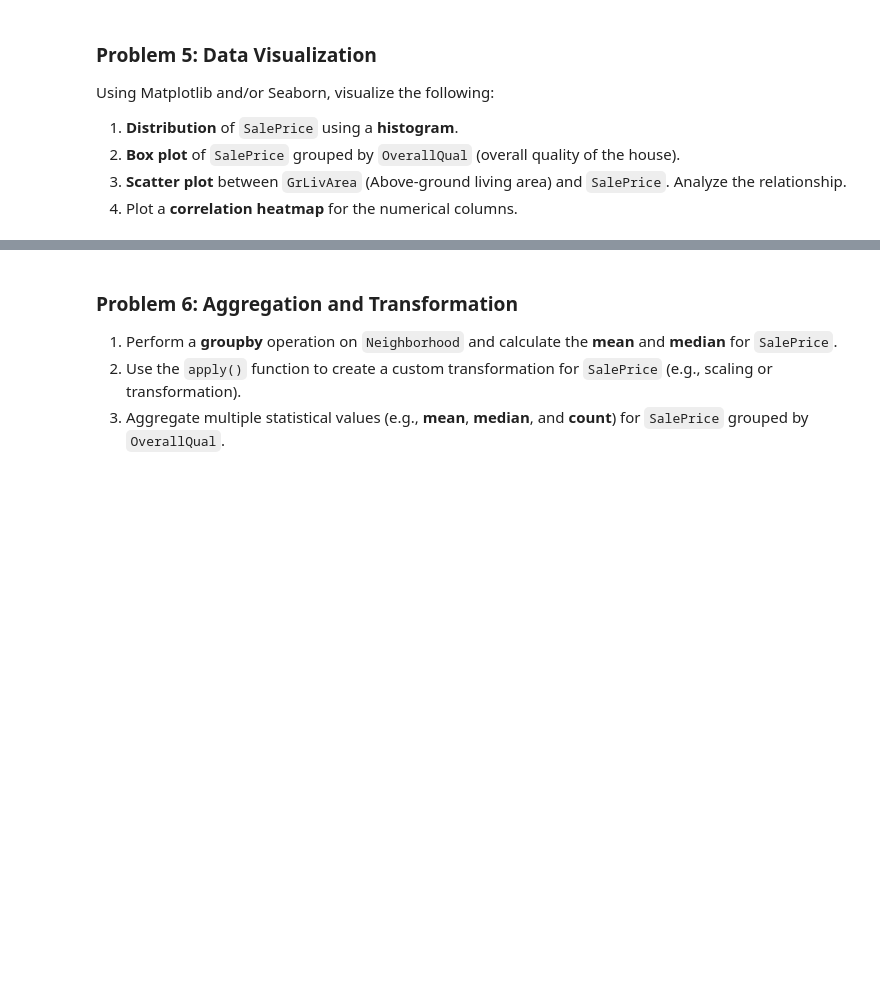
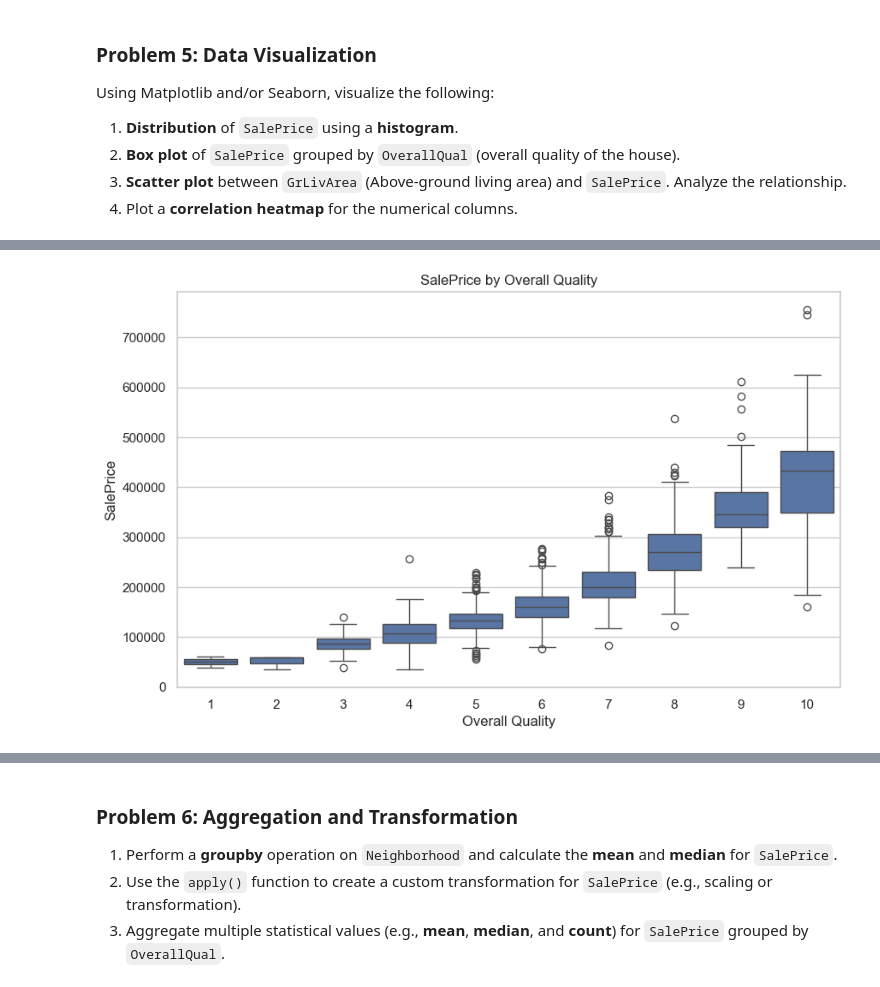
Before and after one commit to prakash587/dsml_practice, a Jupyter notebook: dsml_practice/assignment/assign 7/Assignment-07_Aug15.ipynb, the cells around one changed output, grey strips where cells are left out. Saved outputs shown, nothing was run; the diff lists cells and outputs as text; code cells hidden in the pictures; blank space fills up the shorter version.

```diff
--- a/dsml_practice/assignment/assign 7/Assignment-07_Aug15.ipynb
+++ b/dsml_practice/assignment/assign 7/Assignment-07_Aug15.ipynb
@@ -417,0 +629,9 @@ Using Matplotlib and/or Seaborn, visualize the following:
+# %%
+plt.figure(figsize=(10,6))
+sns.boxplot(x='OverallQual', y='SalePrice', data=house_df)
+plt.title("SalePrice by Overall Quality")
+plt.xlabel("Overall Quality")
+plt.ylabel("SalePrice")
+plt.show()
+# %% [output]
+[figure, added]
```
Also changed, not shown: parts of 23 cells of this notebook, 2 other files.
